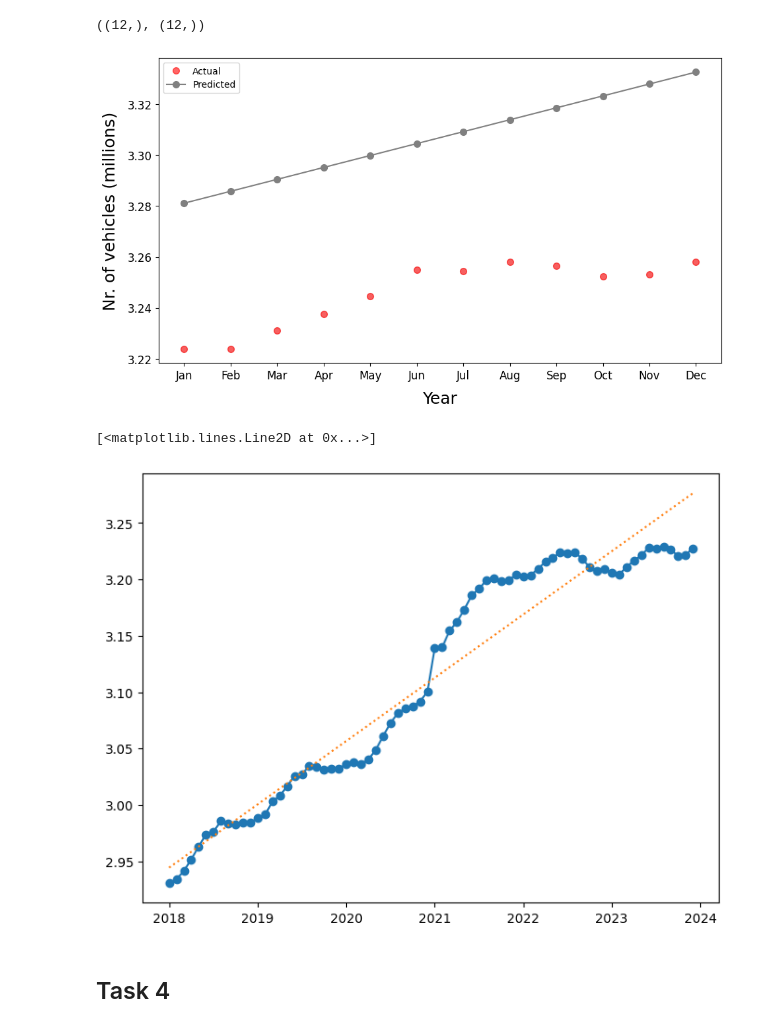
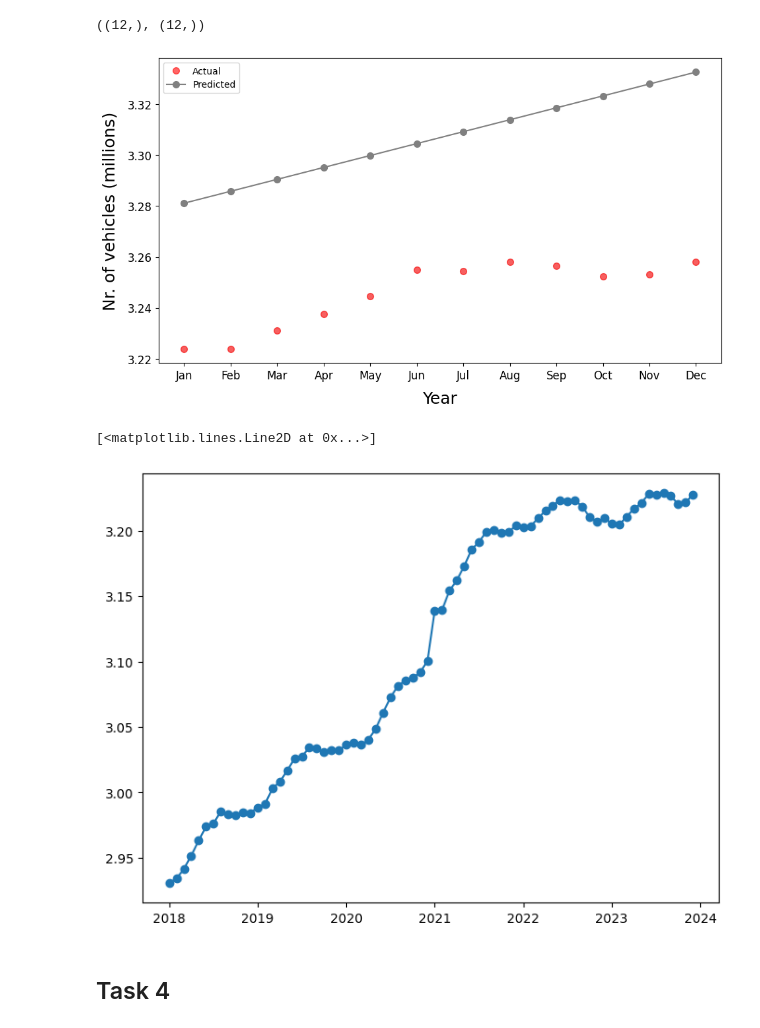
Before and after one commit to Laplace0000/TSA_Task_1, a Jupyter notebook: Assignment.ipynb, the cells around one changed output. Cells and saved outputs as stored; diff of their text form; code cells hidden in the pictures.

Commit message:
plot for 4.5

```diff
--- a/Assignment.ipynb
+++ b/Assignment.ipynb
@@ -93,30 +93,29 @@ y_pred.shape, y_test.shape
 # %%
 x_ind = np.arange(len(y_test)) # 0,1,2,...,11
 plt.figure(figsize=(11,6))
 plt.plot(x_ind, y_test, marker="o", linestyle="", color = "lightgrey", alpha = 0.4, markersize = 7)
 plt.plot(x_ind, y_test, marker="o", linestyle="", color = "red", alpha = 0.6, label="Actual", markersize = 7)
 plt.plot(x_ind, y_pred, label="Predicted", marker="o", linestyle="-", color = "grey", markersize = 7)
 plt.xlabel("Year", fontsize = 18, labelpad=10)
 plt.ylabel("Nr. of vehicles (millions)", fontsize = 18, labelpad=10)
 plt.xticks(
     ticks = range(len(y_test)),
     labels = ["Jan", "Feb", "Mar", "Apr", "May", "Jun",
               "Jul", "Aug", "Sep", "Oct", "Nov", "Dec"],
     fontsize = 12
 )
 
 plt.yticks(fontsize = 12)
 
 plt.legend()
 plt.show()
 
 plt.figure(figsize=(8,6))
 plt.plot(x_train, y_train, marker="o", linestyle="-", label="Train")
-plt.plot(x_train, y_train_pred, label="Train Predicted", marker="", linestyle=":", markersize  = 7)
 # %% [output]
 [figure]
 [<matplotlib.lines.Line2D at 0x...>]
-[figure, old version]
+[figure, new version]
 # %% [markdown]
 ## Task 4
 # %%
```
Also changed, not shown: parts of 1 cell of this notebook.
